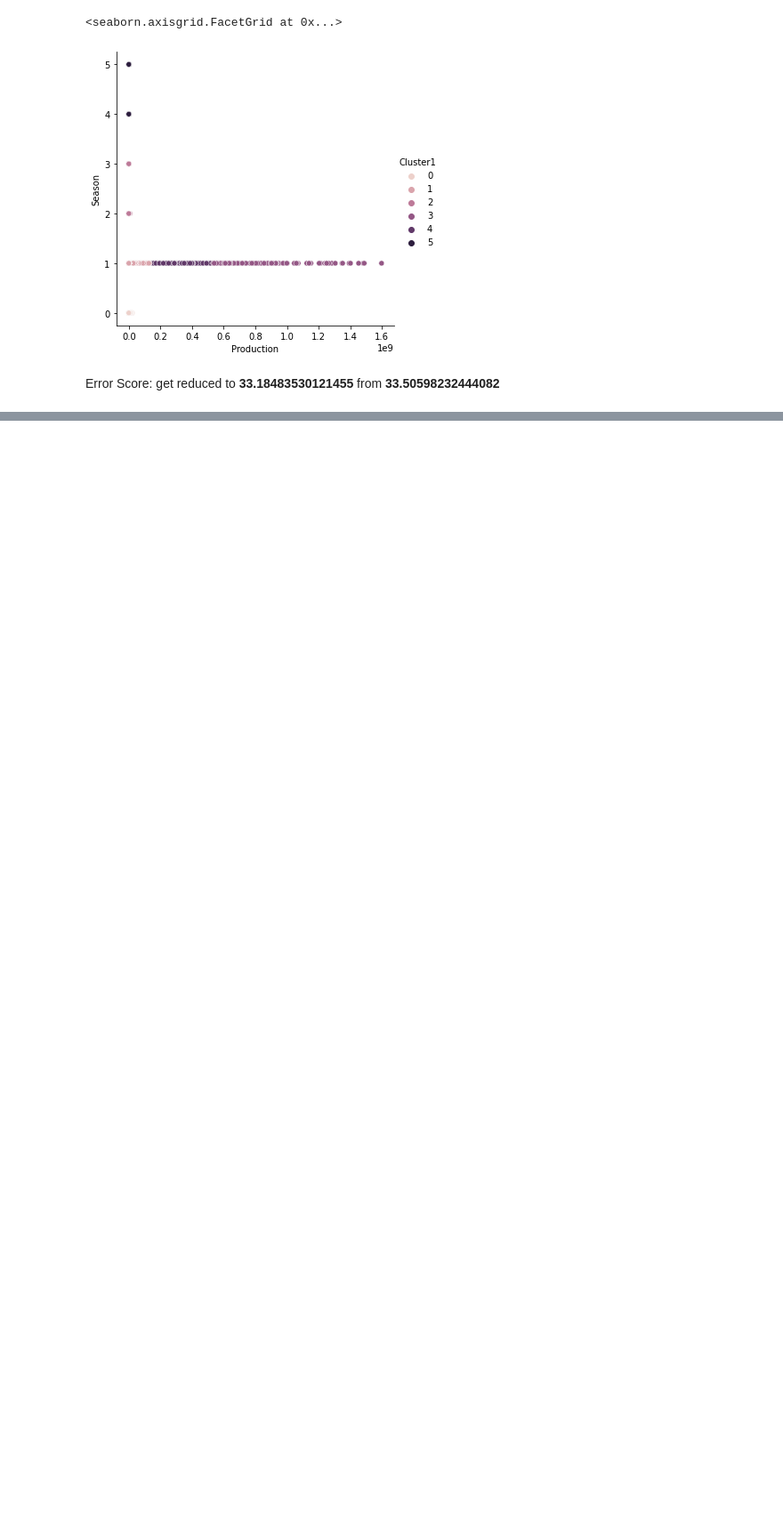
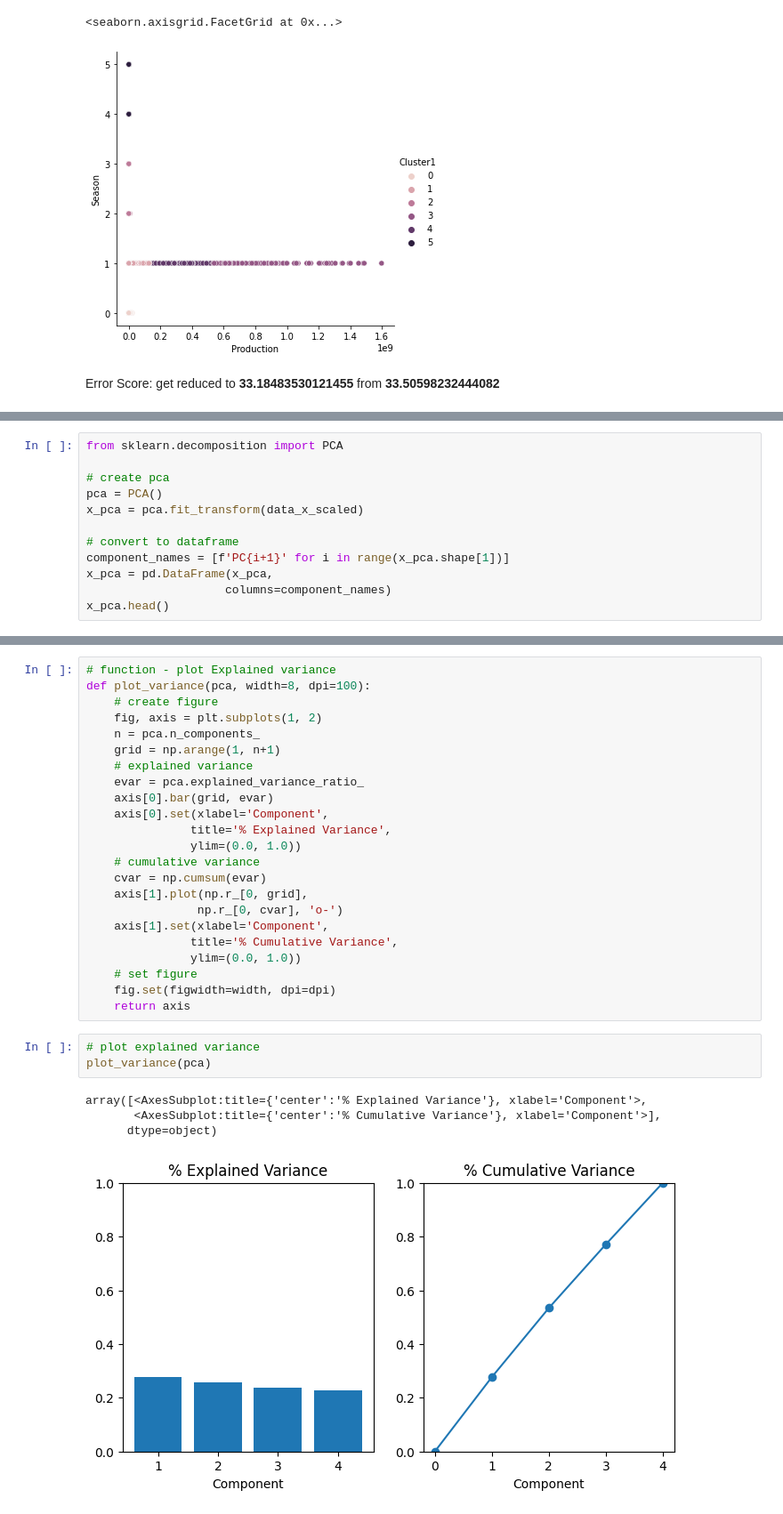
Before and after one commit to naseemap47/predictCropYield-MachineLearning-python, a Jupyter notebook: crop_yield.ipynb, the cells around one changed output, grey strips where cells are left out. Shown at 89% size. Saved outputs shown, nothing was run; the diff lists cells and outputs as text; blank space fills up the shorter version.

```diff
--- a/crop_yield.ipynb
+++ b/crop_yield.ipynb
@@ -423,0 +441,12 @@ Error Score: get reduced to **33.18483530121455** from **33.50598232444082**
+# %%
+from sklearn.decomposition import PCA
+
+# create pca
+pca = PCA()
+x_pca = pca.fit_transform(data_x_scaled)
+
+# convert to dataframe
+component_names = [f'PC{i+1}' for i in range(x_pca.shape[1])]
+x_pca = pd.DataFrame(x_pca,
+                    columns=component_names)
+x_pca.head()
@@ -423,0 +472,31 @@ Error Score: get reduced to **33.18483530121455** from **33.50598232444082**
+# %%
+# function - plot Explained variance
+def plot_variance(pca, width=8, dpi=100):
+    # create figure
+    fig, axis = plt.subplots(1, 2)
+    n = pca.n_components_
+    grid = np.arange(1, n+1)
+    # explained variance
+    evar = pca.explained_variance_ratio_
+    axis[0].bar(grid, evar)
+    axis[0].set(xlabel='Component',
+               title='% Explained Variance',
+               ylim=(0.0, 1.0))
+    # cumulative variance
+    cvar = np.cumsum(evar)
+    axis[1].plot(np.r_[0, grid],
+                np.r_[0, cvar], 'o-')
+    axis[1].set(xlabel='Component',
+               title='% Cumulative Variance',
+               ylim=(0.0, 1.0))
+    # set figure
+    fig.set(figwidth=width, dpi=dpi)
+    return axis
+# %%
+# plot explained variance
+plot_variance(pca)
+# %% [output]
+array([<AxesSubplot:title={'center':'% Explained Variance'}, xlabel='Component'>,
+       <AxesSubplot:title={'center':'% Cumulative Variance'}, xlabel='Component'>],
+      dtype=object)
+[figure, added]
```
Also changed, not shown: parts of 10 cells of this notebook.
